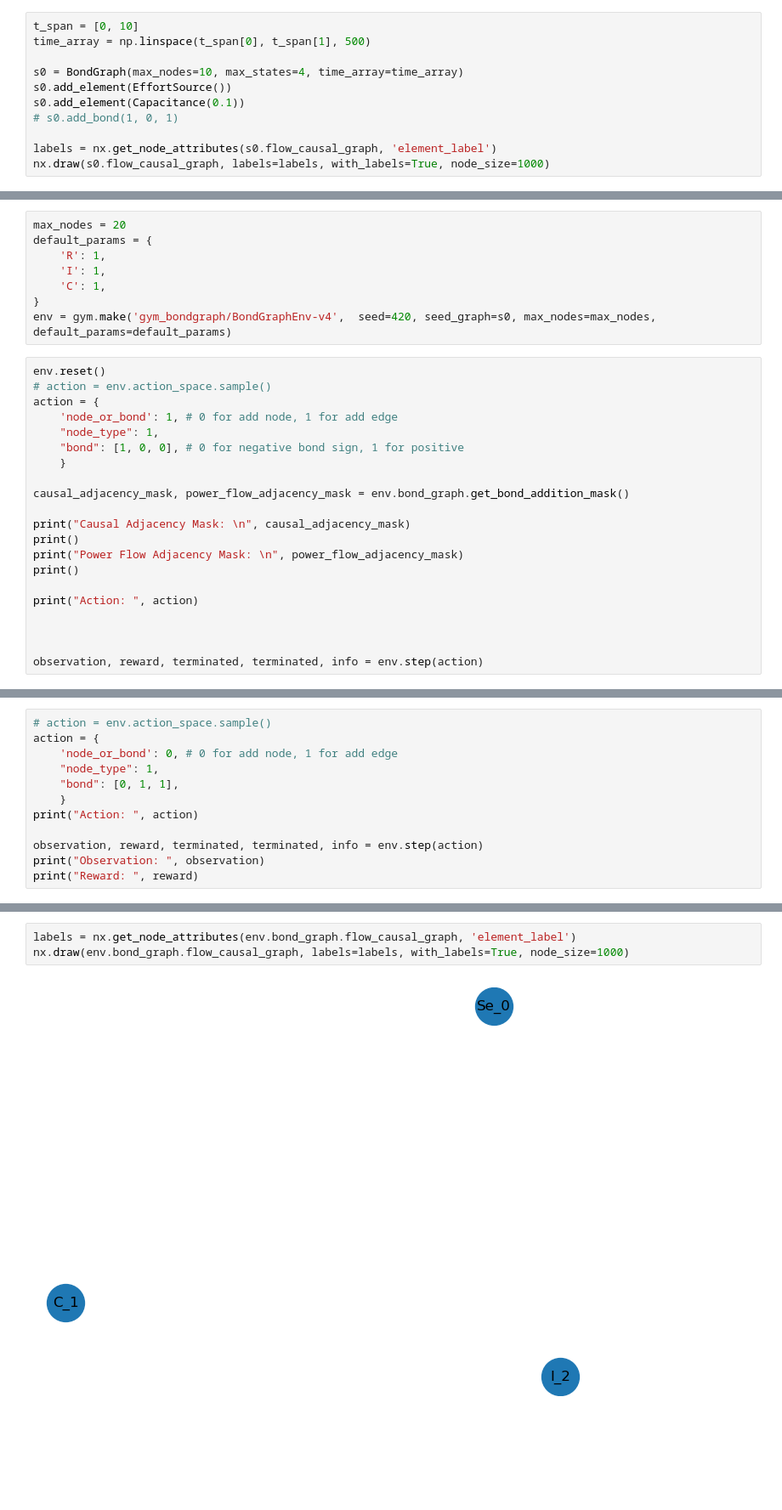
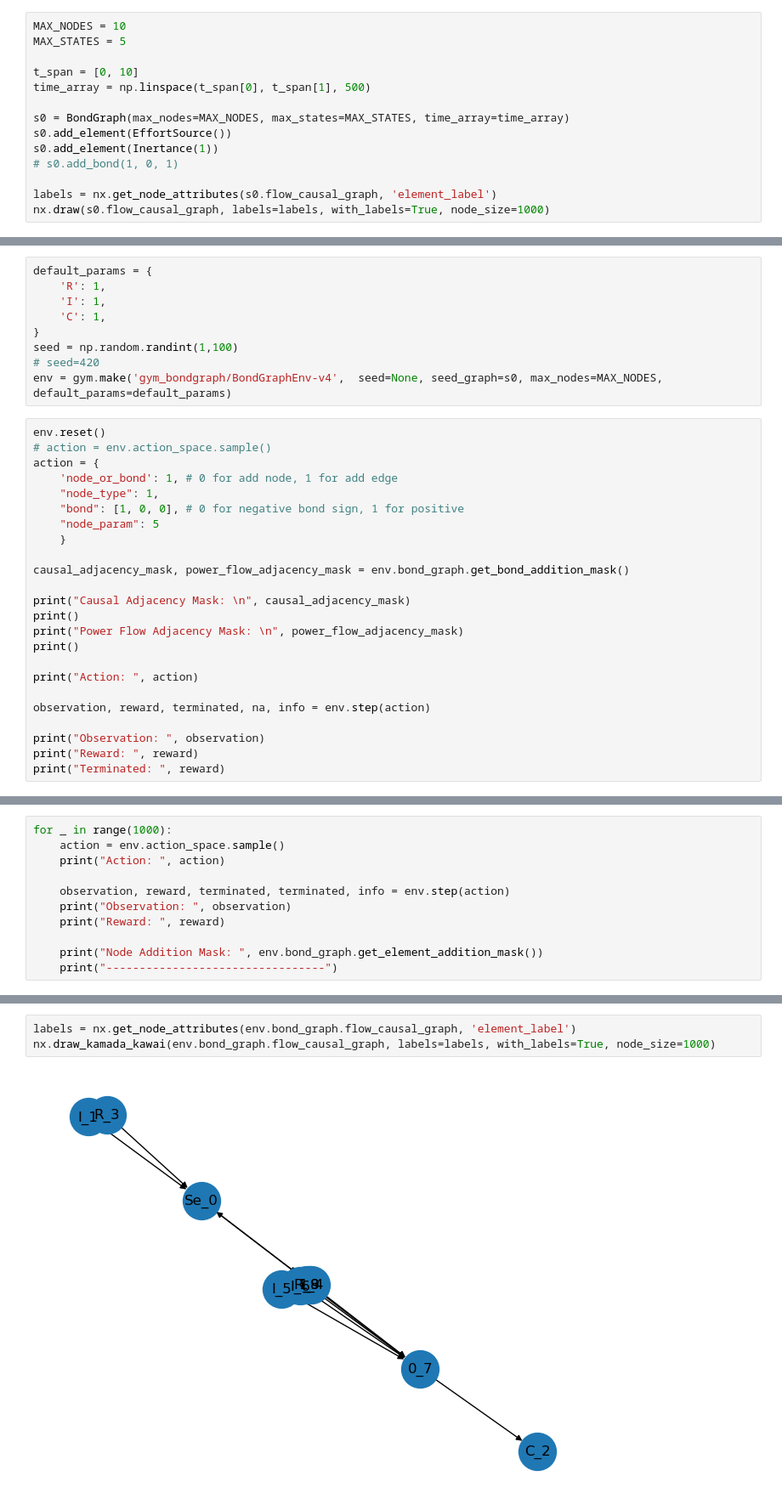
Before and after one commit to Astronauty/AiPEX-Projects, a Jupyter notebook: bond-graph-RL/gym_run.ipynb, the cells around one changed output, grey strips where cells are left out. Shown at 85% size. Saved outputs shown, nothing was run; the diff lists cells and outputs as text; blank space fills up the shorter version.

Commit message:
working action sampling

```diff
--- a/bond-graph-RL/gym_run.ipynb
+++ b/bond-graph-RL/gym_run.ipynb
@@ -6,12 +7,15 @@ from bond_graph import *
 %reload_ext autoreload
 %autoreload 2
 # %%
+MAX_NODES = 10
+MAX_STATES = 5
+
 t_span = [0, 10]
 time_array = np.linspace(t_span[0], t_span[1], 500)
 
-s0 = BondGraph(max_nodes=10, max_states=4, time_array=time_array)
+s0 = BondGraph(max_nodes=MAX_NODES, max_states=MAX_STATES, time_array=time_array)
 s0.add_element(EffortSource())
-s0.add_element(Capacitance(0.1))
+s0.add_element(Inertance(1))
 # s0.add_bond(1, 0, 1)
 
 labels = nx.get_node_attributes(s0.flow_causal_graph, 'element_label')
@@ -19,13 +23,14 @@ nx.draw(s0.flow_causal_graph, labels=labels, with_labels=True, node_size=1000)
 # %% [output]
 [figure]
 # %%
-max_nodes = 20
 default_params = {
     'R': 1,
     'I': 1,
     'C': 1,
 }
-env = gym.make('gym_bondgraph/BondGraphEnv-v4',  seed=420, seed_graph=s0, max_nodes=max_nodes, default_params=default_params)
+seed = np.random.randint(1,100)
+# seed=420
+env = gym.make('gym_bondgraph/BondGraphEnv-v4',  seed=None, seed_graph=s0, max_nodes=MAX_NODES, default_params=default_params)
 # %%
 env.reset()
 # action = env.action_space.sample()
@@ -33,6 +38,7 @@ action = {
     'node_or_bond': 1, # 0 for add node, 1 for add edge
     "node_type": 1,
     "bond": [1, 0, 0], # 0 for negative bond sign, 1 for positive
+    "node_param": 5
     }
 
 causal_adjacency_mask, power_flow_adjacency_mask = env.bond_graph.get_bond_addition_mask()
@@ -44,9 +50,11 @@ print()
 
 print("Action: ", action)
 
+observation, reward, terminated, na, info = env.step(action)
 
-
-observation, reward, terminated, terminated, info = env.step(action)
+print("Observation: ", observation)
+print("Reward: ", reward)
+print("Terminated: ", reward)
 # %% [output]
 Causal Adjacency Mask:
  [[0 0 0 0 0 0 0 0 0 0]
@@ -75,13 +76,12 @@ Reward:  -100
 # %%
-# action = env.action_space.sample()
-action = {
-    'node_or_bond': 0, # 0 for add node, 1 for add edge
-    "node_type": 1,
-    "bond": [0, 1, 1],
-    }
-print("Action: ", action)
+for _ in range(1000):
+    action = env.action_space.sample()
+    print("Action: ", action)
 
-observation, reward, terminated, terminated, info = env.step(action)
-print("Observation: ", observation)
-print("Reward: ", reward)
+    observation, reward, terminated, terminated, info = env.step(action)
+    print("Observation: ", observation)
+    print("Reward: ", reward)
+
+    print("Node Addition Mask: ", env.bond_graph.get_element_addition_mask())
+    print("---------------------------------")
 # %% [output]
@@ -93,5 +105,5 @@ Reward:  -1
 # %%
 labels = nx.get_node_attributes(env.bond_graph.flow_causal_graph, 'element_label')
-nx.draw(env.bond_graph.flow_causal_graph, labels=labels, with_labels=True, node_size=1000)
+nx.draw_kamada_kawai(env.bond_graph.flow_causal_graph, labels=labels, with_labels=True, node_size=1000)
 # %% [output]
-[figure, old version]
+[figure, new version]
```
Also changed, not shown: parts of 4 cells of this notebook, 6 other files.
